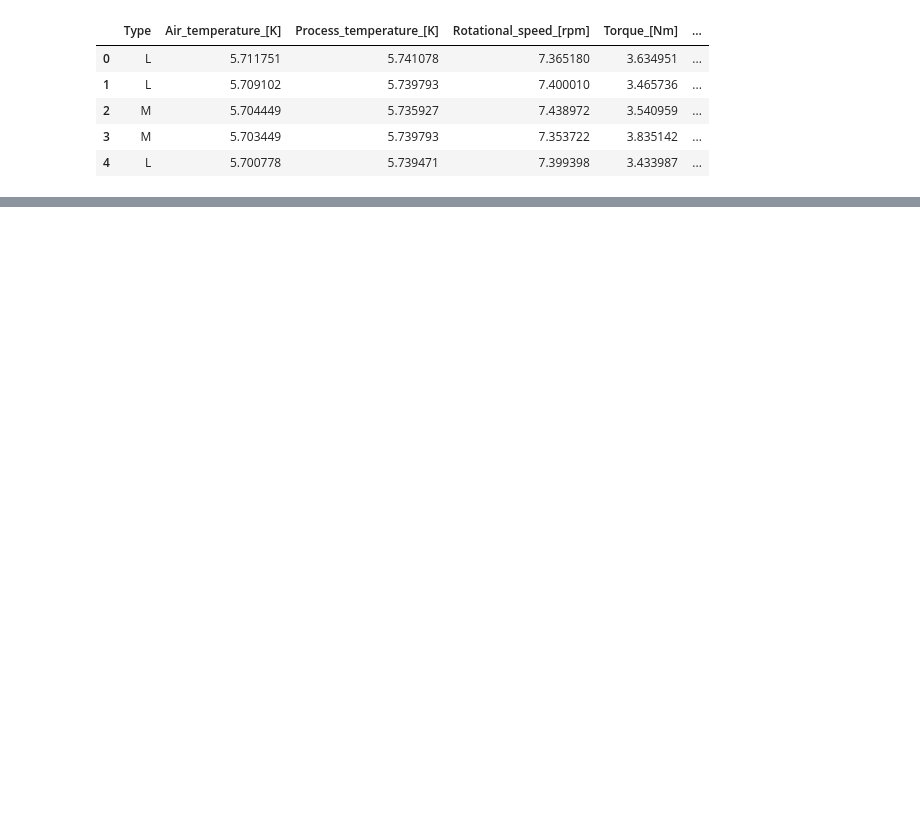
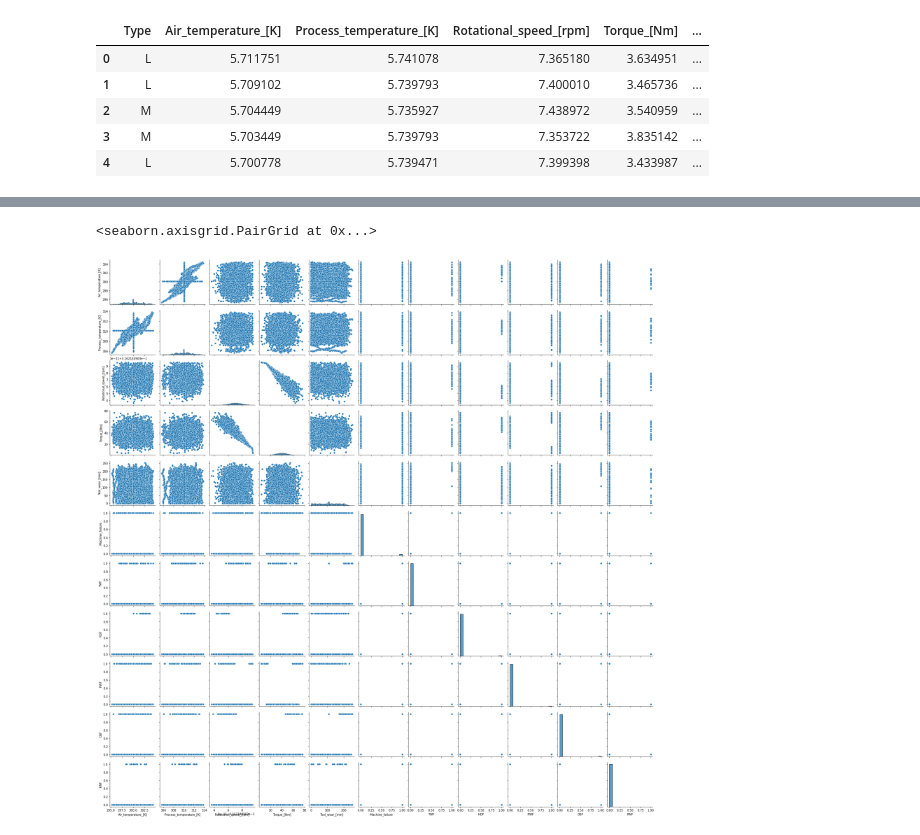
Before and after one commit to shima-maleki/exploratory-data-analysis---the-manufacturing-process363, a Jupyter notebook: data_preprocessing.ipynb, the cells around one changed output, grey strips where cells are left out. Drawn from its saved outputs; the diff is of its cells as text; code cells hidden in the pictures; blank space fills up the shorter version.

```diff
--- a/data_preprocessing.ipynb
+++ b/data_preprocessing.ipynb
@@ -488,3 +442,8 @@ PWF                        0.000000
 OSF                        0.000000
 RNF                        0.000000
 dtype: float64
+# %%
+sns.pairplot(df)
+# %% [output]
+<seaborn.axisgrid.PairGrid at 0x...>
+[figure, added]
```
Also changed, not shown: parts of 16 cells of this notebook, 4 other files.
